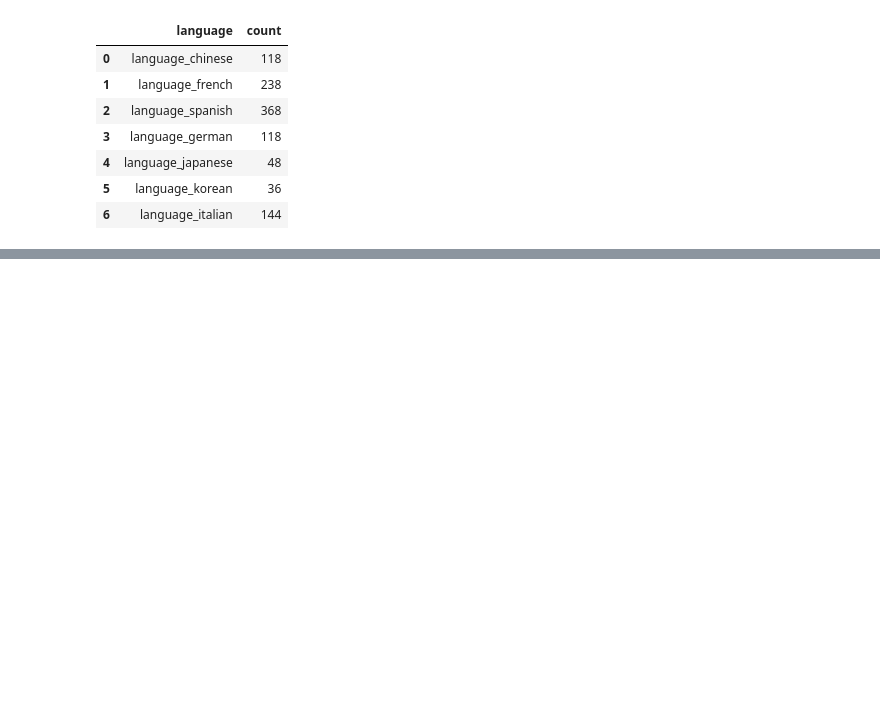
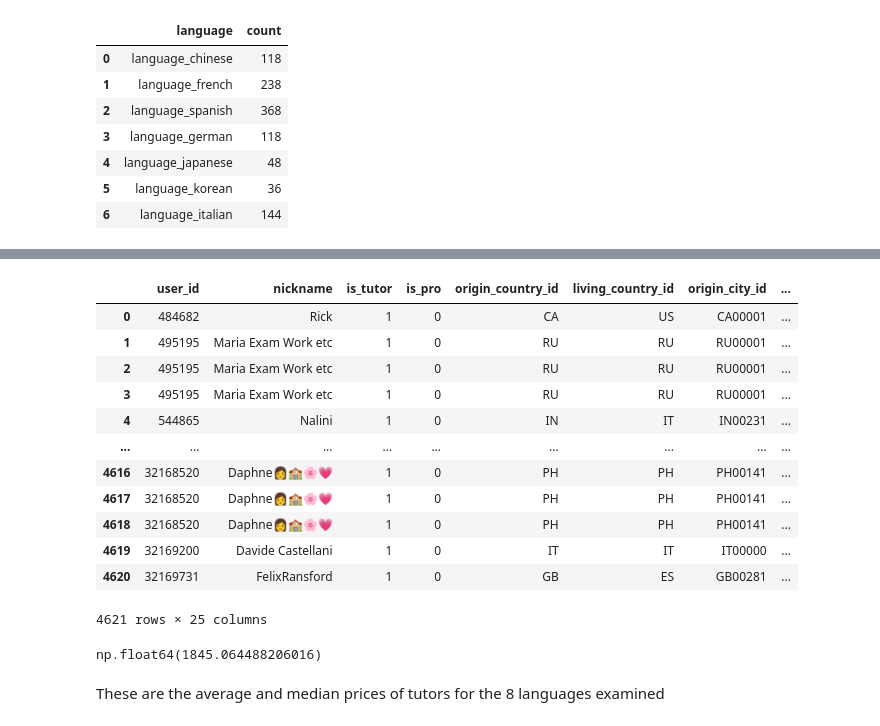
Before and after one commit to ernmin/Project4GA, a Jupyter notebook: EDA/EDA.ipynb, the cells around one changed output, grey strips where cells are left out. Saved outputs shown, nothing was run; the diff lists cells and outputs as text; code cells hidden in the pictures; blank space fills up the shorter version.

```diff
--- a/EDA/EDA.ipynb
+++ b/EDA/EDA.ipynb
@@ -261,0 +397,24 @@ fig.show()
+# %%
+df_merged = pd.merge(df_tutors, df_pro_course_english, left_on="user_id", right_on="teacher_id", how="inner")
+df_merged
+# %% [output]
+|  | user_id | nickname | is_tutor | is_pro | origin_country_id | living_country_id | origin_city_id | ... |
+| 0 | 484682 | Rick | 1 | 0 | CA | US | CA00001 | ... |
+| 1 | 495195 | Maria Exam Work etc | 1 | 0 | RU | RU | RU00001 | ... |
+| 2 | 495195 | Maria Exam Work etc | 1 | 0 | RU | RU | RU00001 | ... |
+| 3 | 495195 | Maria Exam Work etc | 1 | 0 | RU | RU | RU00001 | ... |
+| 4 | 544865 | Nalini | 1 | 0 | IN | IT | IN00231 | ... |
+| ... | ... | ... | ... | ... | ... | ... | ... | ... |
+| 4616 | 32168520 | Daphne👩🏫🌸💗 | 1 | 0 | PH | PH | PH00141 | ... |
+| 4617 | 32168520 | Daphne👩🏫🌸💗 | 1 | 0 | PH | PH | PH00141 | ... |
+| 4618 | 32168520 | Daphne👩🏫🌸💗 | 1 | 0 | PH | PH | PH00141 | ... |
+| 4619 | 32169200 | Davide Castellani | 1 | 0 | IT | IT | IT00000 | ... |
+| 4620 | 32169731 | FelixRansford | 1 | 0 | GB | ES | GB00281 | ... |
+4621 rows × 25 columns
+# %%
+median = df_merged['session_price'].mean()
+median
+# %% [output]
+np.float64(1845.064488206016)
+# %% [markdown]
+These are the average and median prices of tutors for the 8 languages examined
```
Also changed, not shown: parts of 23 cells of this notebook, 1 other file.
